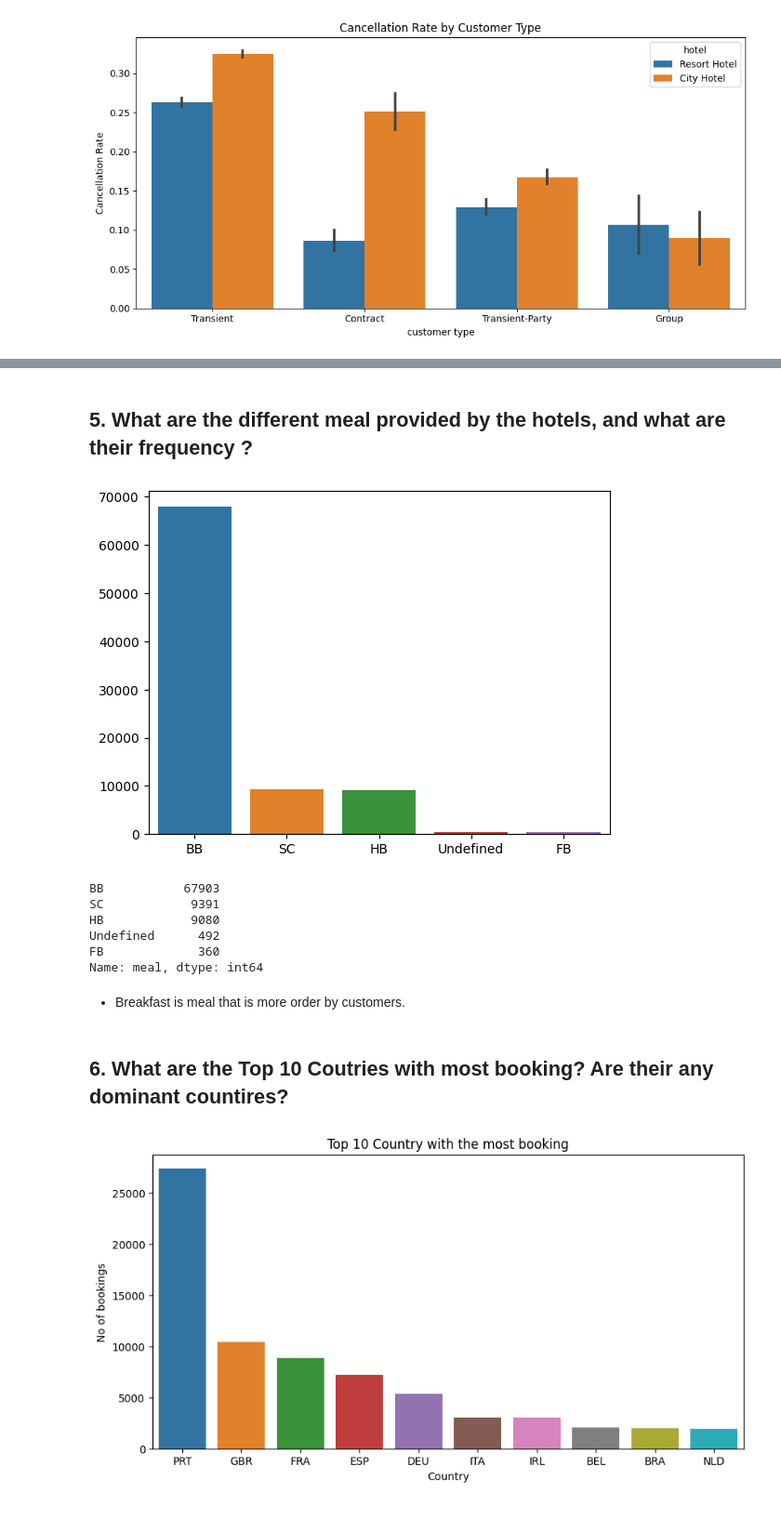
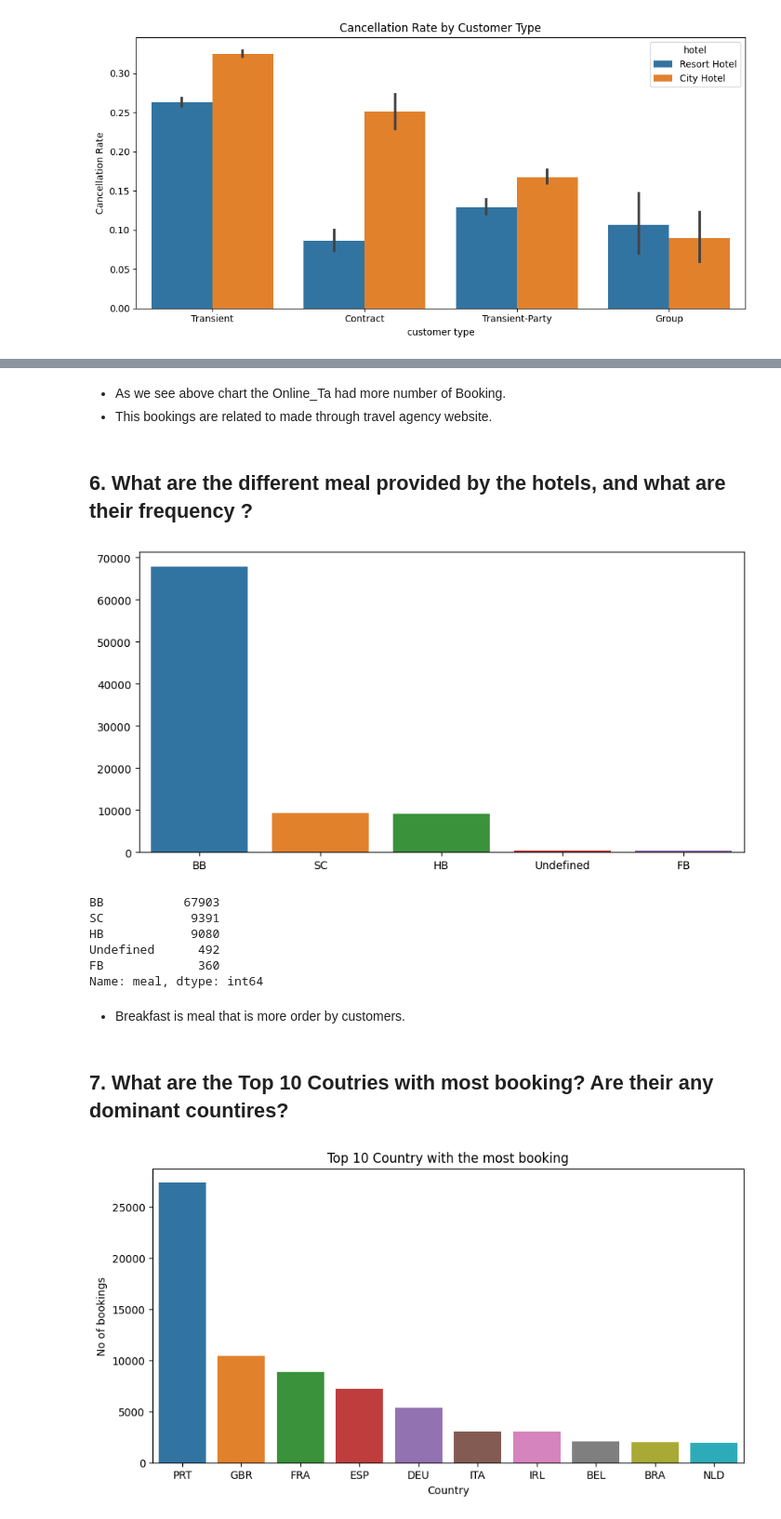
Before and after one commit to GuptaSandip/Hotel_Booking_Analysis_EDA_Project, a Jupyter notebook: Hotel_Booking_Analysis_EDA_Project.ipynb, the cells around one changed output, grey strips where cells are left out. Shown at 93% size. Saved outputs shown, nothing was run; the diff lists cells and outputs as text; code cells hidden in the pictures.

```diff
--- a/Hotel_Booking_Analysis_EDA_Project.ipynb
+++ b/Hotel_Booking_Analysis_EDA_Project.ipynb
@@ -580,14 +640,18 @@ plt.show()
+# %% [markdown]
+- As we see above chart the Online_Ta had more number of Booking.
+- This bookings are related to made through travel agency website.
 # %% [markdown]
-## 5. What are the different meal provided by the hotels, and what are their frequency ?
+## 6. What are the different meal provided by the hotels, and what are their frequency ?
 # %%
-#chart 5
+#chart 6
+plt.figure(figsize=(10, 5))
 meal_option = df['meal'].value_counts()
 sns.barplot(y=meal_option.values,x=meal_option.index,data=df)
 plt.show()
 # print('number of meal booked BB:',meal_option[0])
 print(meal_option)
 # %% [output]
-[figure, old version]
+[figure, new version]
 BB           67903
 SC            9391
 HB            9080
@@ -597,5 +661,5 @@ Name: meal, dtype: int64
 # %% [markdown]
 - Breakfast is meal that is more order by customers.
 # %% [markdown]
-## 6. What are the Top 10 Coutries with most booking? Are their any dominant countires?
+## 7. What are the Top 10 Coutries with most booking? Are their any dominant countires?
 # %%
```
Also changed, not shown: parts of 44 cells of this notebook.
